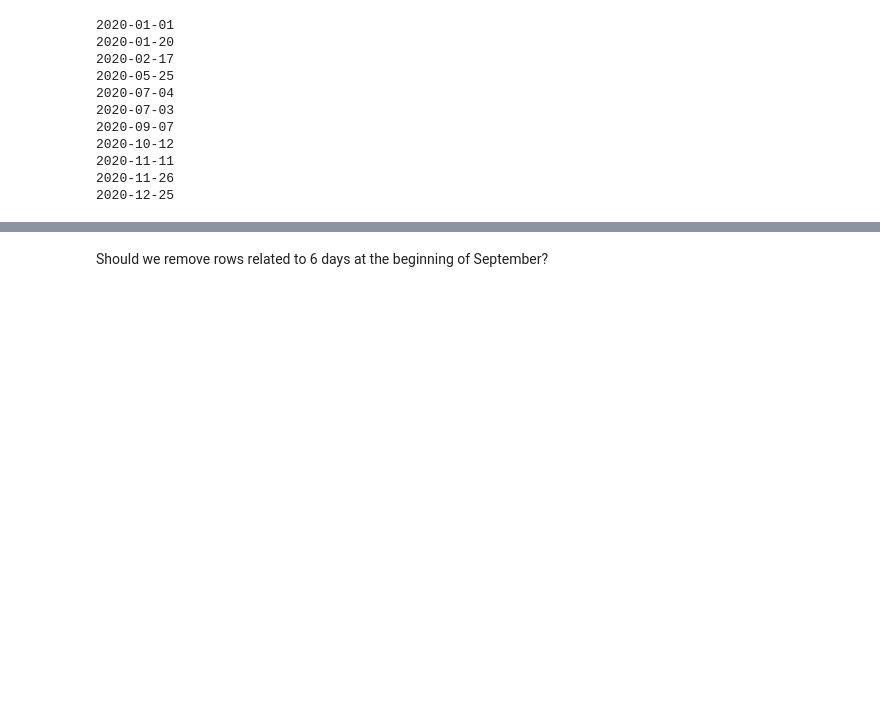
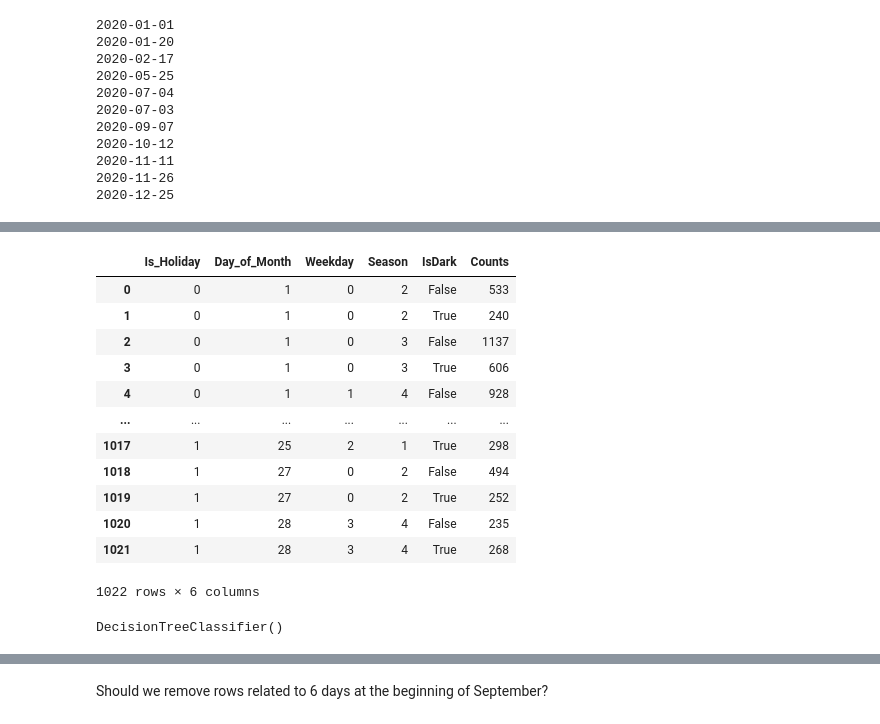
Before and after one commit to ShaharBirzon/ChicagoCrime-MSI, a Jupyter notebook: Chicago_ML_Skeleton.ipynb, the cells around one changed output, grey strips where cells are left out. Drawn from its saved outputs; the diff is of its cells as text; code cells hidden in the pictures; blank space fills up the shorter version.

```diff
--- a/Chicago_ML_Skeleton.ipynb
+++ b/Chicago_ML_Skeleton.ipynb
@@ -193,0 +260,17 @@ dt1
+# %%
+ndf = dt0.groupby(['Is_Holiday', 'Day_of_Month', 'Weekday', 'Season', 'IsDark']).size().reset_index(name='Counts')
+ndf
+# %% [output]
+|  | Is_Holiday | Day_of_Month | Weekday | Season | IsDark | Counts |
+| 0 | 0 | 1 | 0 | 2 | False | 533 |
+| 1 | 0 | 1 | 0 | 2 | True | 240 |
+| 2 | 0 | 1 | 0 | 3 | False | 1137 |
+| 3 | 0 | 1 | 0 | 3 | True | 606 |
+| 4 | 0 | 1 | 1 | 4 | False | 928 |
+| ... | ... | ... | ... | ... | ... | ... |
+| 1017 | 1 | 25 | 2 | 1 | True | 298 |
+| 1018 | 1 | 27 | 0 | 2 | False | 494 |
+| 1019 | 1 | 27 | 0 | 2 | True | 252 |
+| 1020 | 1 | 28 | 3 | 4 | False | 235 |
+| 1021 | 1 | 28 | 3 | 4 | True | 268 |
+1022 rows × 6 columns
@@ -193,0 +284,6 @@ dt1
+# %%
+x_train, x_test, y_train, y_test = sklearn.model_selection.train_test_split(X,Y,test_size=0.2)
+classifier= DecisionTreeClassifier()
+classifier.fit(x_train, y_train)
+# %% [output]
+DecisionTreeClassifier()
```
Also changed, not shown: parts of 46 cells of this notebook.
